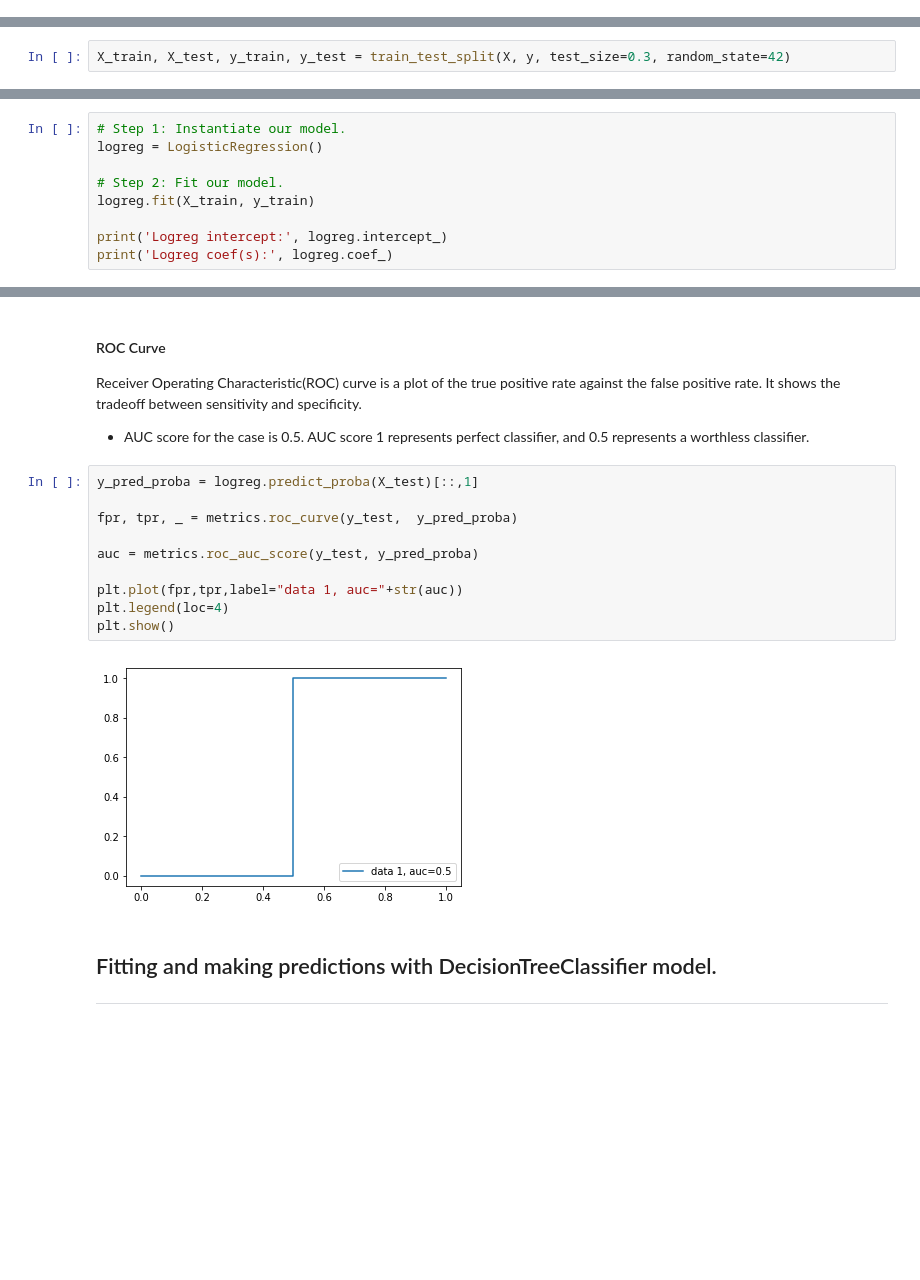
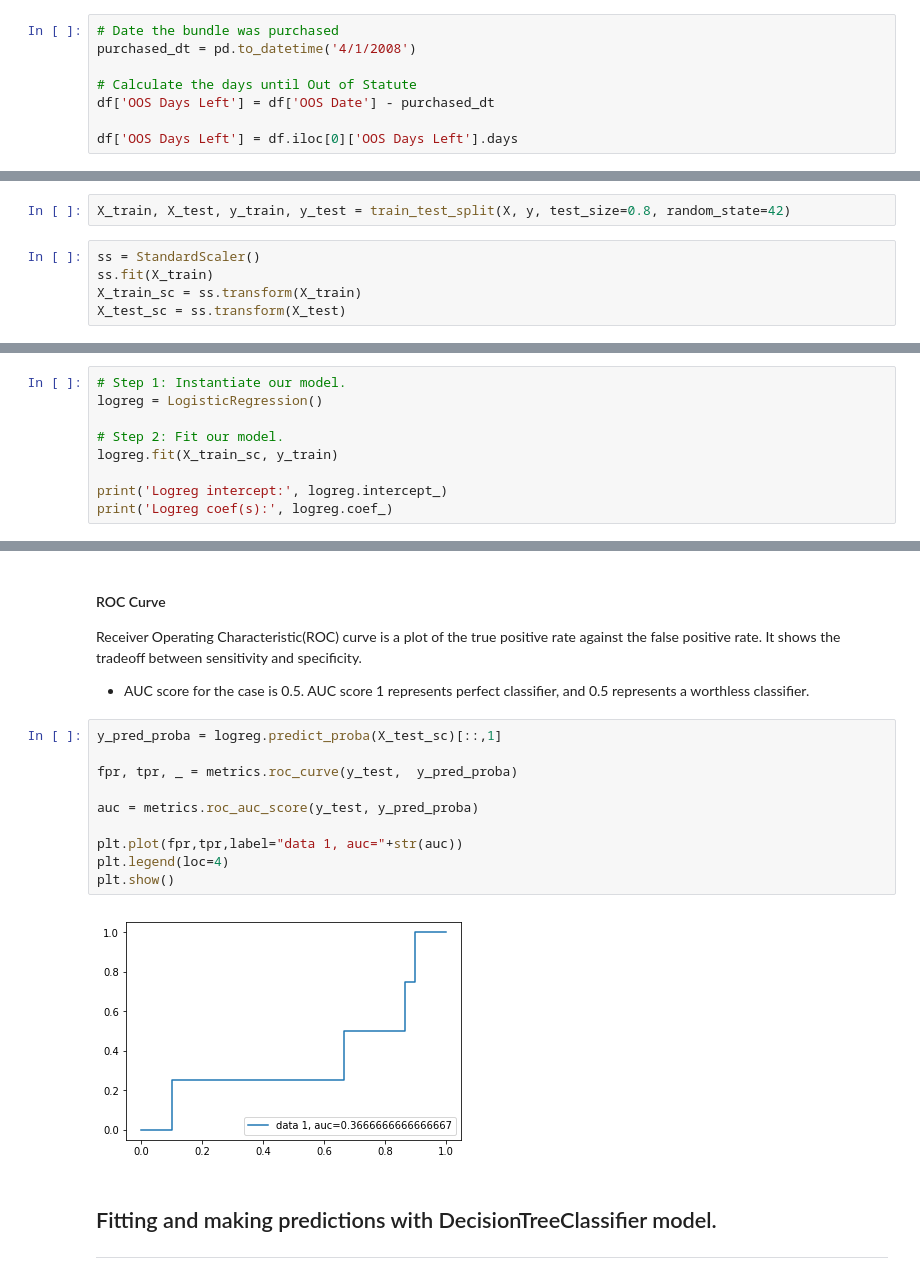
Before and after one commit to myingling0603/Debt-Portfolio-Capstone, a Jupyter notebook: Build Model.ipynb, the cells around one changed output, grey strips where cells are left out. Saved outputs shown, nothing was run; the diff lists cells and outputs as text; blank space fills up the shorter version.

```diff
--- a/Build Model.ipynb
+++ b/Build Model.ipynb
@@ -38,2 +43,10 @@ memory usage: 9.3+ KB
+# %%
+# Date the bundle was purchased
+purchased_dt = pd.to_datetime('4/1/2008')
+
+# Calculate the days until Out of Statute
+df['OOS Days Left'] = df['OOS Date'] - purchased_dt
+
+df['OOS Days Left'] = df.iloc[0]['OOS Days Left'].days
 # %%
 # Dummy up the Cycle as this is an important feature
@@ -60,7 +81,12 @@ drop_cols.append('Paid')
 y = df['Paid']
 X = df.drop(columns = drop_cols)
 # %%
-X_train, X_test, y_train, y_test = train_test_split(X, y, test_size=0.3, random_state=42)
+X_train, X_test, y_train, y_test = train_test_split(X, y, test_size=0.8, random_state=42)
+# %%
+ss = StandardScaler()
+ss.fit(X_train)
+X_train_sc = ss.transform(X_train)
+X_test_sc = ss.transform(X_test)
 # %% [markdown]
 ## Fitting and making predictions with the Logistic Regression model.
 
@@ -70,7 +96,7 @@ X_train, X_test, y_train, y_test = train_test_split(X, y, test_size=0.3, random_
 logreg = LogisticRegression()
 
 # Step 2: Fit our model.
-logreg.fit(X_train, y_train)
+logreg.fit(X_train_sc, y_train)
 
 print('Logreg intercept:', logreg.intercept_)
 print('Logreg coef(s):', logreg.coef_)
@@ -126,17 +151,17 @@ Receiver Operating Characteristic(ROC) curve is a plot of the true positive rate
 
 - AUC score for the case is 0.5. AUC score 1 represents perfect classifier, and 0.5 represents a worthless classifier.
 # %%
-y_pred_proba = logreg.predict_proba(X_test)[::,1]
+y_pred_proba = logreg.predict_proba(X_test_sc)[::,1]
 
 fpr, tpr, _ = metrics.roc_curve(y_test,  y_pred_proba)
 
 auc = metrics.roc_auc_score(y_test, y_pred_proba)
 
 plt.plot(fpr,tpr,label="data 1, auc="+str(auc))
 plt.legend(loc=4)
 plt.show()
 # %% [output]
-[figure, old version]
+[figure, new version]
 # %% [markdown]
 ## Fitting and making predictions with DecisionTreeClassifier model.
 
```
Also changed, not shown: parts of 25 cells of this notebook, 2 other files.
